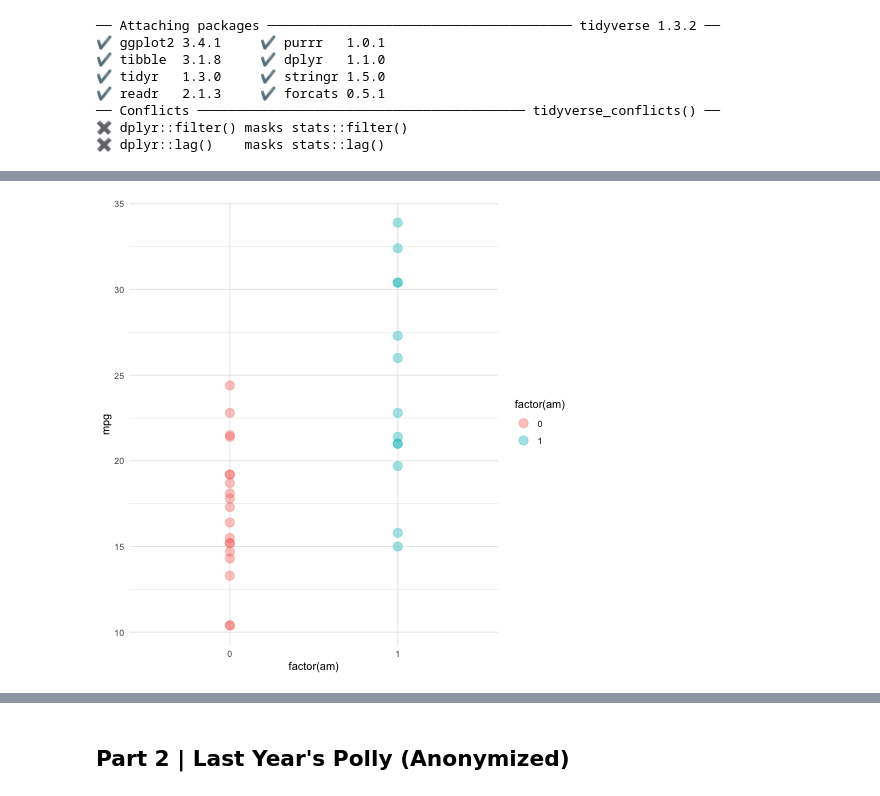
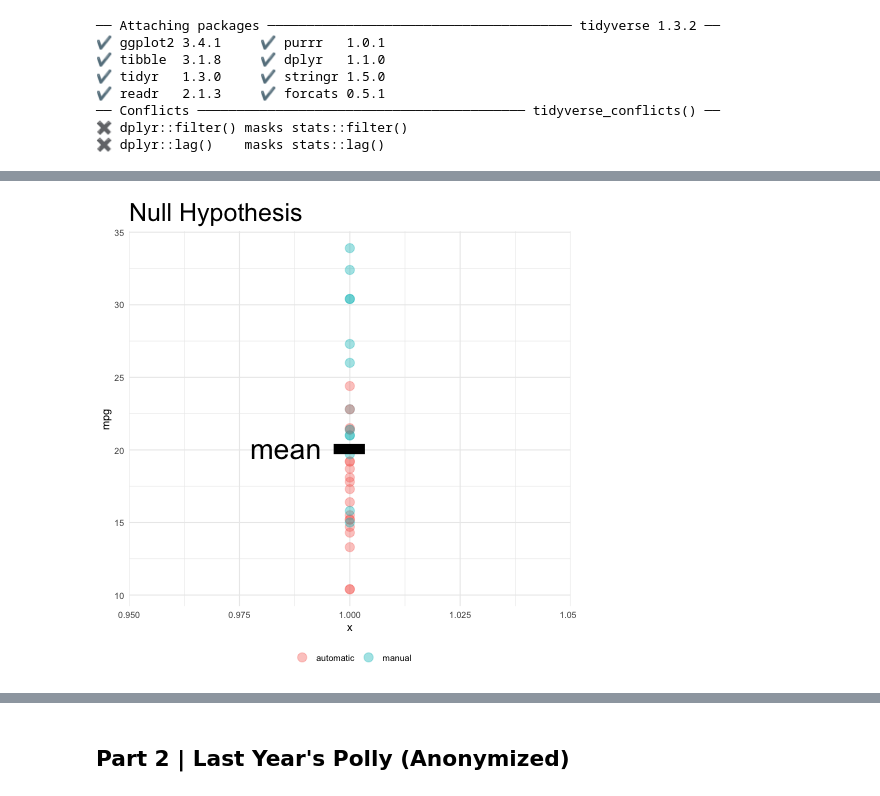
Before and after one commit to data4news/hypotheses, a Jupyter notebook: notebook.ipynb, the cells around one changed output, grey strips where cells are left out. Drawn from its saved outputs; the diff is of its cells as text; code cells hidden in the pictures.

```diff
--- a/notebook.ipynb
+++ b/notebook.ipynb
@@ -24,6 +24,18 @@ from IPython.display import display, HTML
 %%R
 
 require('tidyverse')
+
+
+# turn am into a factor
+mtcars$am <- factor(mtcars$am, labels=c('automatic', 'manual'))
+mtcars$vs <- factor(mtcars$vs, labels=c('v-shaped', 'straight'))
+mtcars$cyl <- factor(mtcars$cyl)
+
+
+my_theme <- theme_minimal() +
+    theme(plot.title = element_text(size=25),
+          legend.position='bottom',
+          legend.title=element_blank())
 # %% [output]
 R[write to console]: Loading required package: tidyverse
 ── Attaching packages ─────────────────────────────────────── tidyverse 1.3.2 ──
@@ -41,11 +63,14 @@ R[write to console]: Loading required package: tidyverse
 # %%
 %%R -o mtcars
 
 ggplot(mtcars) +
-    aes(x=factor(am), y=mpg, color=factor(am)) +
+    aes(x=1, y=mpg, color=factor(am)) +
     geom_point(size=4, alpha=.4) +
-    theme_minimal()
+    stat_summary(fun=mean, shape='-', color='black', size=10) +
+    stat_summary(fun=mean, geom='text', hjust=1.4, aes(label='mean'), color='black', size=10) +
+    my_theme +
+    labs(title="Null Hypothesis")
 # %% [output]
-[figure, old version]
+[figure, new version]
 # %%
 # python cell
```
Also changed, not shown: parts of 41 cells of this notebook.
